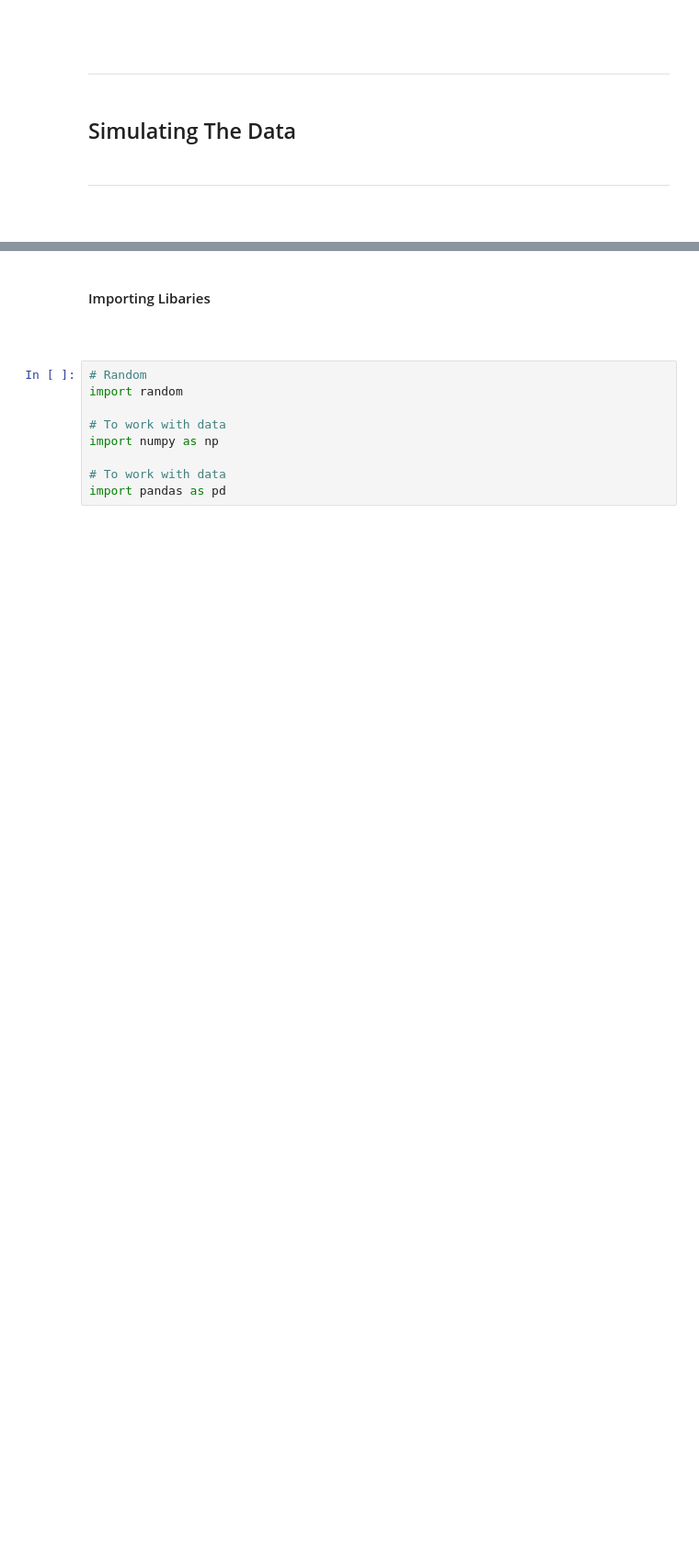
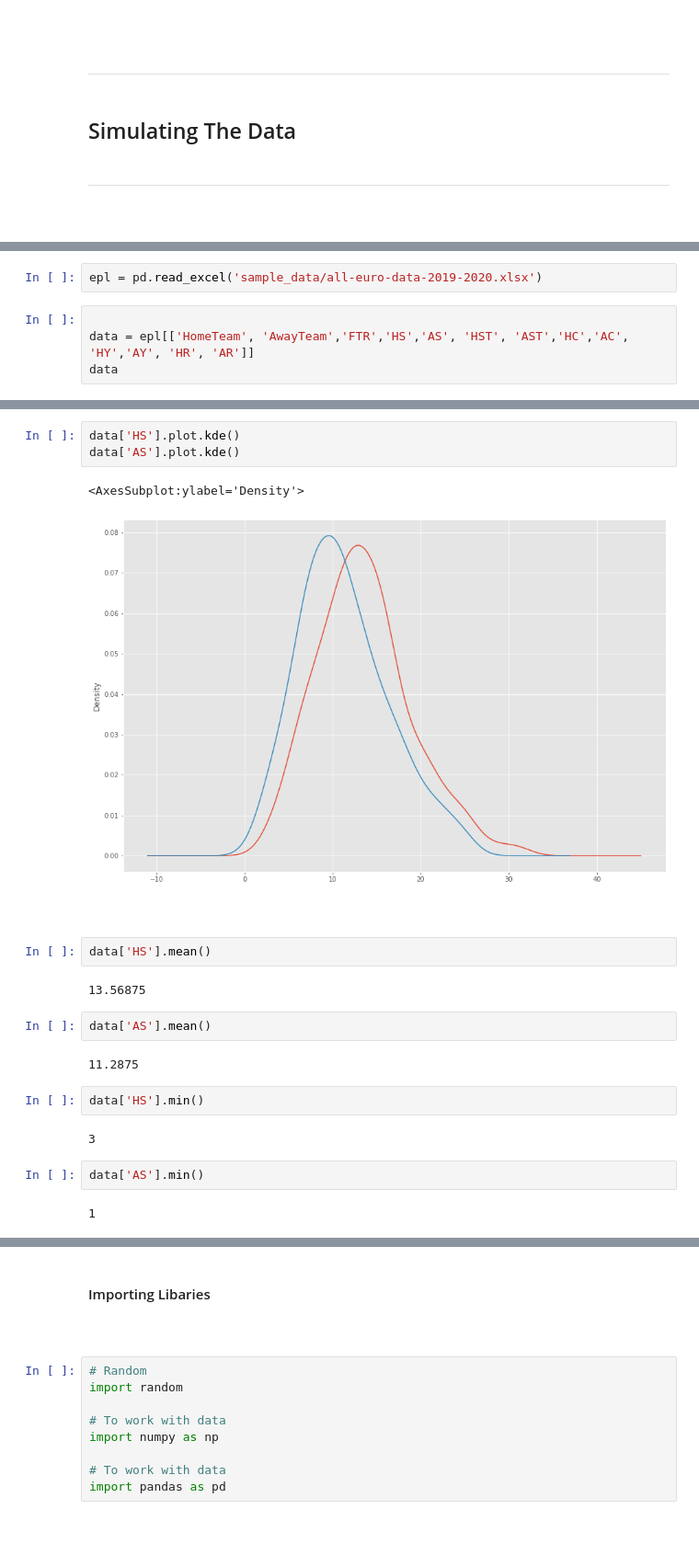
Before and after one commit to kmcd14/ProgrammingDA-project, a Jupyter notebook: data_sim.ipynb, the cells around one changed output, grey strips where cells are left out. Shown at 92% size. Saved outputs shown, nothing was run; the diff lists cells and outputs as text; blank space fills up the shorter version.

Commit message:
simulating shots and shots on target for teams and began working on red and yellow cards. added new image

```diff
--- a/data_sim.ipynb
+++ b/data_sim.ipynb
@@ -377,0 +382,6 @@ On the otherhand the away teams dominance didn't vary as much. They won 0.10 mor
+# %%
+epl = pd.read_excel('sample_data/all-euro-data-2019-2020.xlsx')
+# %%
+
+data = epl[['HomeTeam', 'AwayTeam','FTR','HS','AS', 'HST', 'AST','HC','AC', 'HY','AY', 'HR', 'AR']]
+data
@@ -377,0 +402,24 @@ On the otherhand the away teams dominance didn't vary as much. They won 0.10 mor
+# %%
+data['HS'].plot.kde()
+data['AS'].plot.kde()
+# %% [output]
+<AxesSubplot:ylabel='Density'>
+[figure, added]
+# %% [markdown]
+<br>
+# %%
+data['HS'].mean()
+# %% [output]
+13.56875
+# %%
+data['AS'].mean()
+# %% [output]
+11.2875
+# %%
+data['HS'].min()
+# %% [output]
+3
+# %%
+data['AS'].min()
+# %% [output]
+1
```
Also changed, not shown: parts of 85 cells of this notebook, 2 other files.
